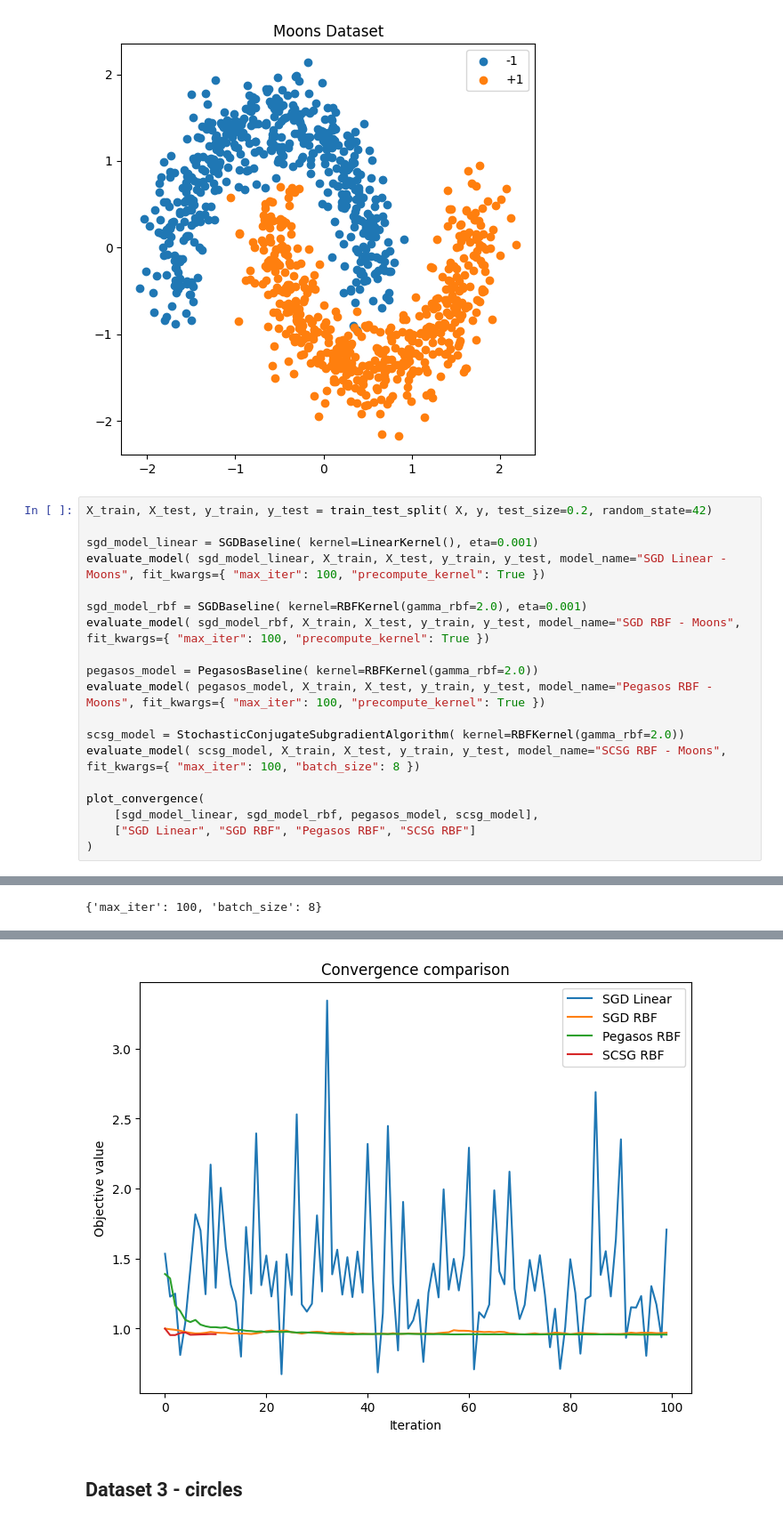
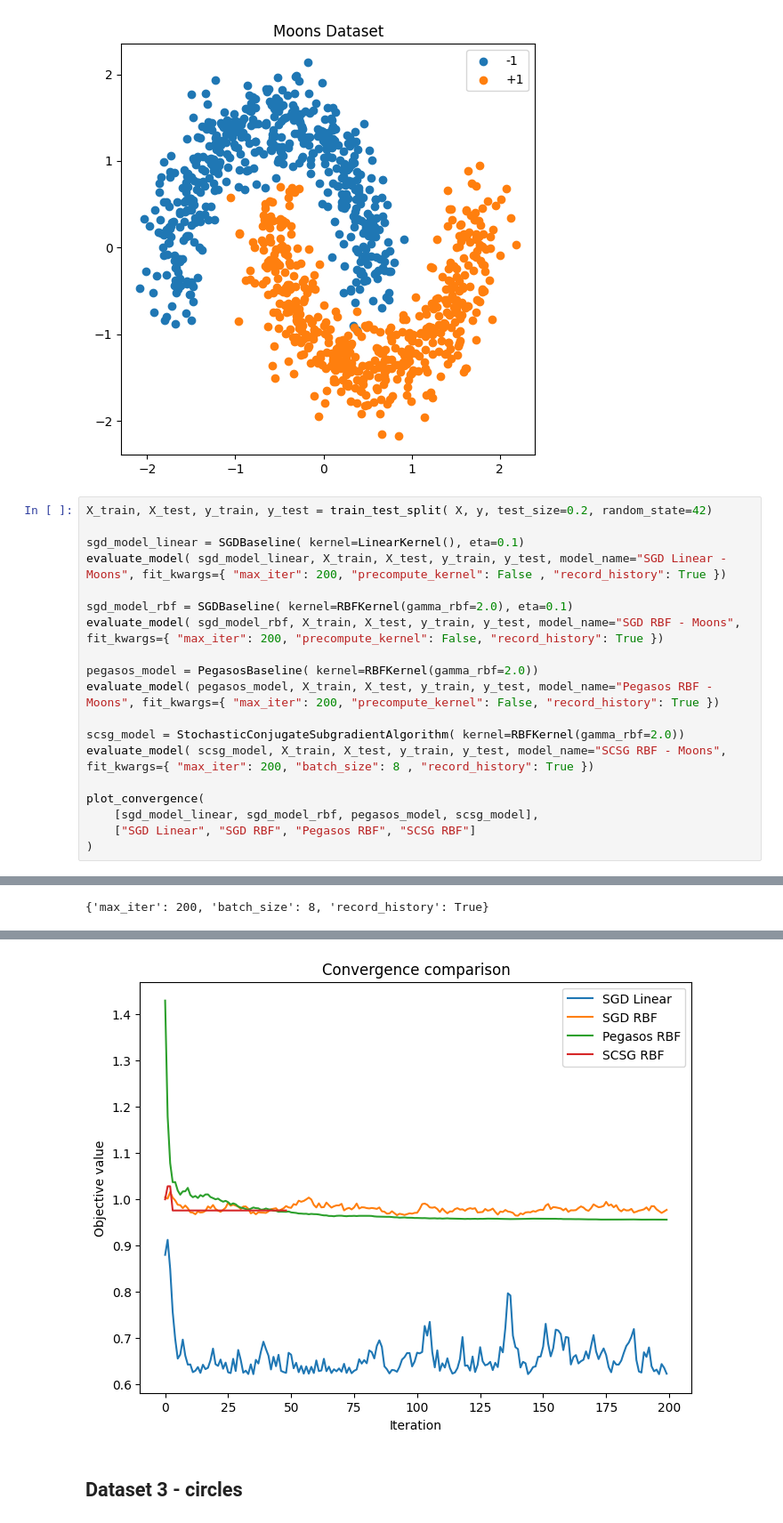
Before and after one commit to PioRow/Stochastic_Conjugete_subgradient_algorithm_for_kernel_SVM, a Jupyter notebook: notebooks/algorithm_base_comparison.ipynb, the cells around one changed output, grey strips where cells are left out. Shown at 89% size. Drawn from its saved outputs; the diff is of its cells as text.

```diff
--- a/notebooks/algorithm_base_comparison.ipynb
+++ b/notebooks/algorithm_base_comparison.ipynb
@@ -251,17 +258,17 @@ plot_dataset(X, y, "Moons Dataset")
 # %%
 X_train, X_test, y_train, y_test = train_test_split( X, y, test_size=0.2, random_state=42)
 
-sgd_model_linear = SGDBaseline( kernel=LinearKernel(), eta=0.001)
-evaluate_model( sgd_model_linear, X_train, X_test, y_train, y_test, model_name="SGD Linear - Moons", fit_kwargs={ "max_iter": 100, "precompute_kernel": True })
+sgd_model_linear = SGDBaseline( kernel=LinearKernel(), eta=0.1)
+evaluate_model( sgd_model_linear, X_train, X_test, y_train, y_test, model_name="SGD Linear - Moons", fit_kwargs={ "max_iter": 200, "precompute_kernel": False , "record_history": True })
 
-sgd_model_rbf = SGDBaseline( kernel=RBFKernel(gamma_rbf=2.0), eta=0.001)
-evaluate_model( sgd_model_rbf, X_train, X_test, y_train, y_test, model_name="SGD RBF - Moons", fit_kwargs={ "max_iter": 100, "precompute_kernel": True })
+sgd_model_rbf = SGDBaseline( kernel=RBFKernel(gamma_rbf=2.0), eta=0.1)
+evaluate_model( sgd_model_rbf, X_train, X_test, y_train, y_test, model_name="SGD RBF - Moons", fit_kwargs={ "max_iter": 200, "precompute_kernel": False, "record_history": True })
 
 pegasos_model = PegasosBaseline( kernel=RBFKernel(gamma_rbf=2.0))
-evaluate_model( pegasos_model, X_train, X_test, y_train, y_test, model_name="Pegasos RBF - Moons", fit_kwargs={ "max_iter": 100, "precompute_kernel": True })
+evaluate_model( pegasos_model, X_train, X_test, y_train, y_test, model_name="Pegasos RBF - Moons", fit_kwargs={ "max_iter": 200, "precompute_kernel": False, "record_history": True })
 
 scsg_model = StochasticConjugateSubgradientAlgorithm( kernel=RBFKernel(gamma_rbf=2.0))
-evaluate_model( scsg_model, X_train, X_test, y_train, y_test, model_name="SCSG RBF - Moons", fit_kwargs={ "max_iter": 100, "batch_size": 8 })
+evaluate_model( scsg_model, X_train, X_test, y_train, y_test, model_name="SCSG RBF - Moons", fit_kwargs={ "max_iter": 200, "batch_size": 8 , "record_history": True })
 
 plot_convergence(
     [sgd_model_linear, sgd_model_rbf, pegasos_model, scsg_model],
@@ -325 +332 @@ weighted avg       0.97      0.96      0.96       200
-{'max_iter': 100, 'batch_size': 8}
+{'max_iter': 200, 'batch_size': 8, 'record_history': True}
@@ -344,4 +350,4 @@ weighted avg       0.96      0.96      0.96       200
-[figure, old version]
+[figure, new version]
 # %% [markdown]
 ## Dataset 3 - circles
 # %%
```
Also changed, not shown: parts of 8 cells of this notebook.
